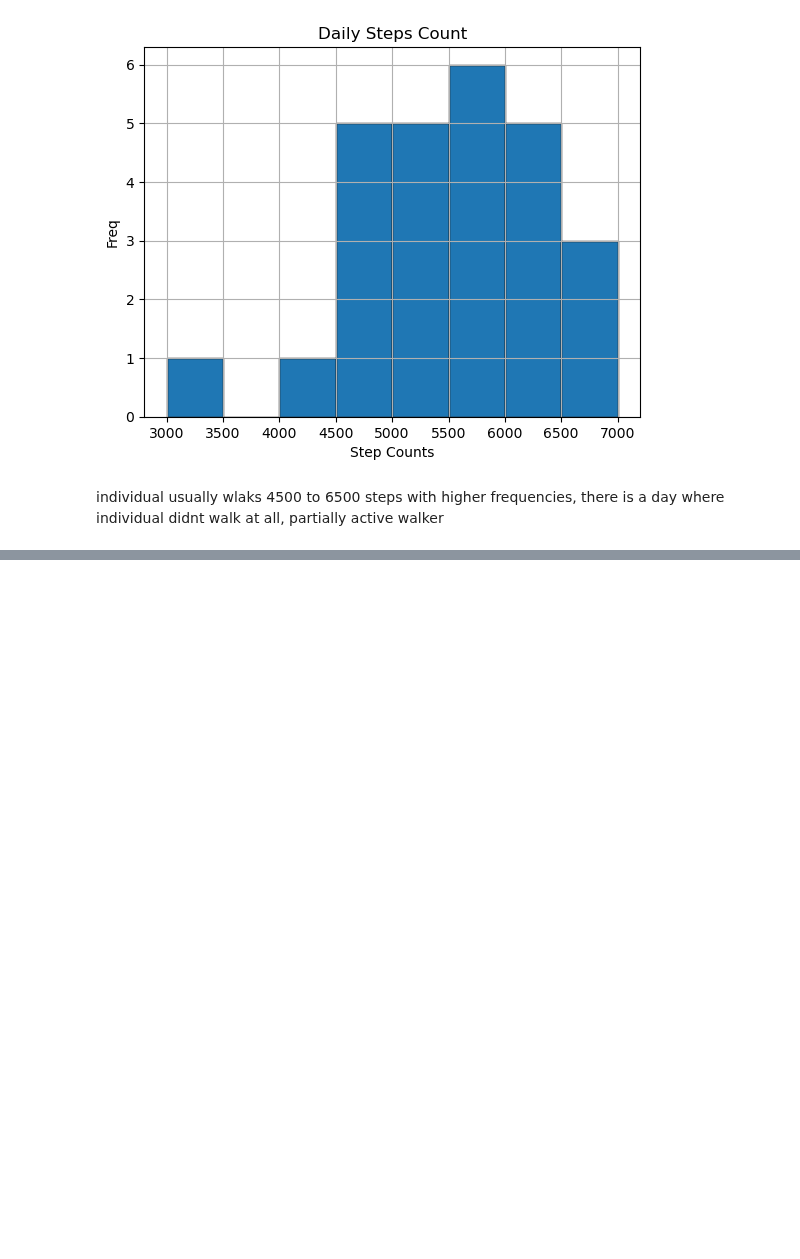
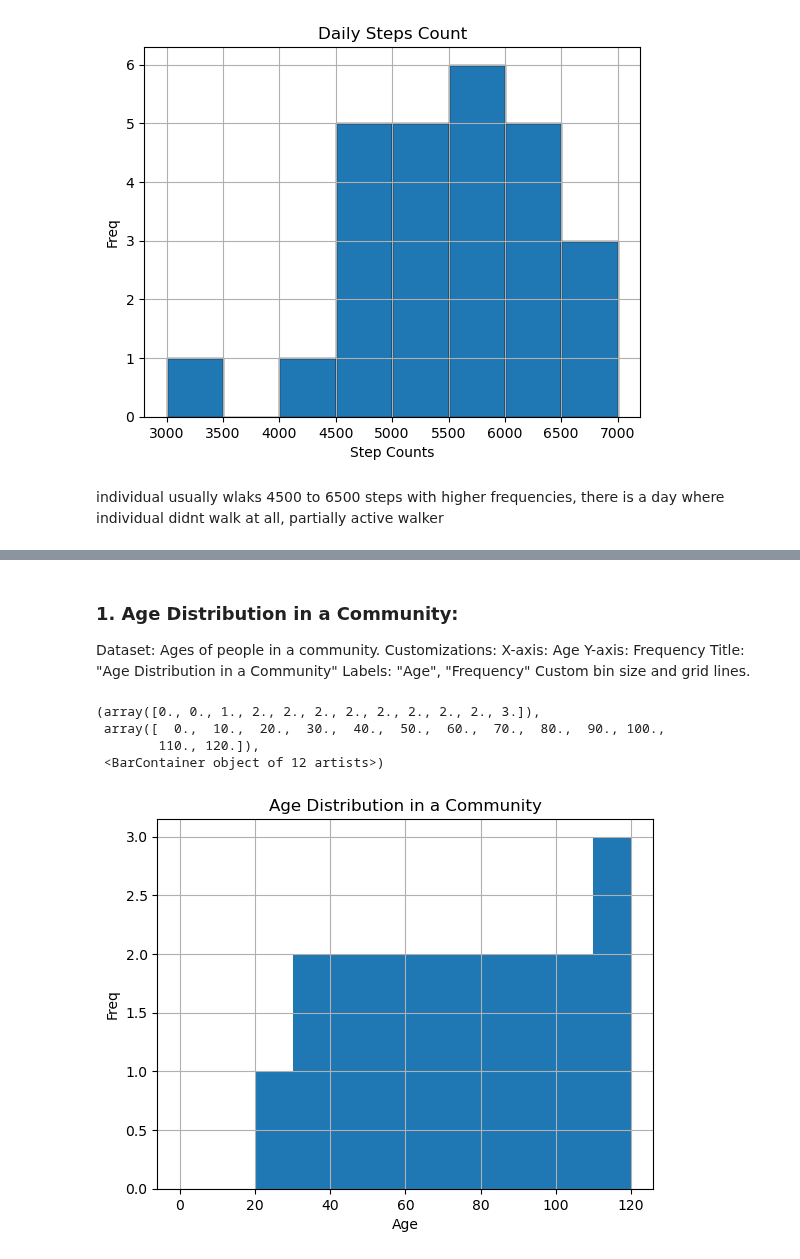
Before and after one commit to S827/python-programs, a Jupyter notebook: EDAPractice/practiceDS.ipynb, the cells around one changed output, grey strips where cells are left out. Drawn from its saved outputs; the diff is of its cells as text; code cells hidden in the pictures; blank space fills up the shorter version.

```diff
--- a/EDAPractice/practiceDS.ipynb
+++ b/EDAPractice/practiceDS.ipynb
@@ -624,0 +609,17 @@ plt.hist(ages, bins = 5)
+# %% [markdown]
+### 1. Age Distribution in a Community:
+Dataset: Ages of people in a community. Customizations: X-axis: Age Y-axis: Frequency Title: "Age Distribution in a Community" Labels: "Age", "Frequency" Custom bin size and grid lines.
+# %%
+ages = [25, 30, 35, 40, 45, 50, 55, 60, 65, 70, 75, 80, 85, 90, 95, 100, 105, 110, 115, 120]
+plt.xlabel("Age")
+plt.ylabel("Freq")
+plt.title("Age Distribution in a Community")
+plt.grid(True)
+bins=[0, 10, 20, 30, 40, 50, 60, 70, 80, 90, 100, 110, 120]
+plt.hist(ages, bins = bins)
+# %% [output]
+(array([0., 0., 1., 2., 2., 2., 2., 2., 2., 2., 2., 3.]),
+ array([  0.,  10.,  20.,  30.,  40.,  50.,  60.,  70.,  80.,  90., 100.,
+        110., 120.]),
+ <BarContainer object of 12 artists>)
+[figure, added]
```
Also changed, not shown: parts of 48 cells of this notebook, 12 other files.
